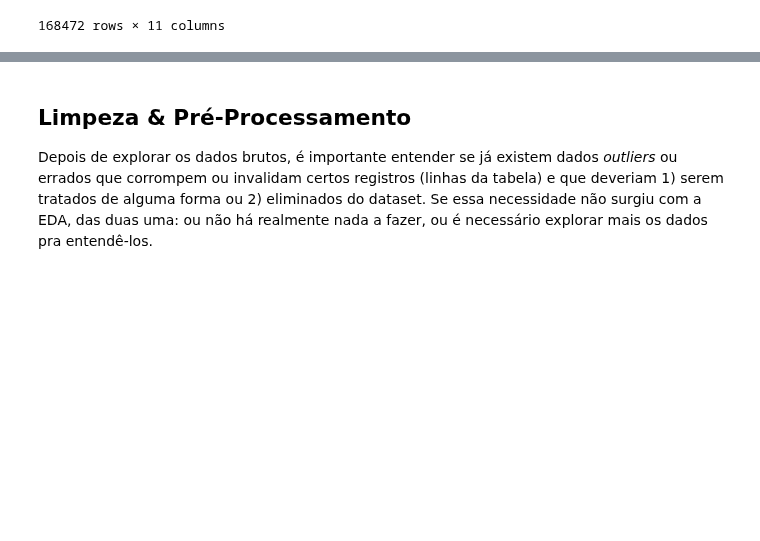
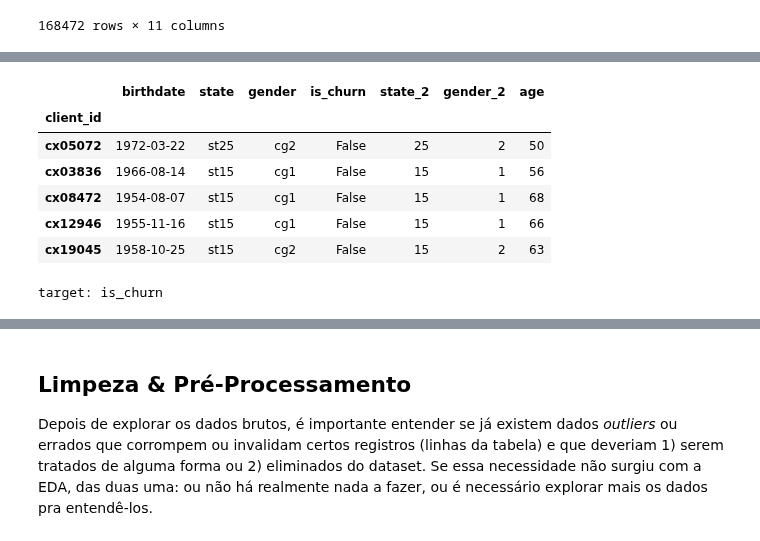
Before and after one commit to OmarCardoso/Projeto_churn_clientes_ensembles_Luizalabs, a Jupyter notebook: Projeto_churn_clientes_ensembles_Luizalabs.ipynb, the cells around one changed output, grey strips where cells are left out. Drawn from its saved outputs; the diff is of its cells as text; code cells hidden in the pictures; blank space fills up the shorter version.

```diff
--- a/Projeto_churn_clientes_ensembles_Luizalabs.ipynb
+++ b/Projeto_churn_clientes_ensembles_Luizalabs.ipynb
@@ -366,0 +434,16 @@ import numpy as np
+# %%
+clients_tr.head()
+# %% [output]
+|  | birthdate | state | gender | is_churn | state_2 | gender_2 | age |
+| client_id |  |  |  |  |  |  |  |
+| cx05072 | 1972-03-22 | st25 | cg2 | False | 25 | 2 | 50 |
+| cx03836 | 1966-08-14 | st15 | cg1 | False | 15 | 1 | 56 |
+| cx08472 | 1954-08-07 | st15 | cg1 | False | 15 | 1 | 68 |
+| cx12946 | 1955-11-16 | st15 | cg1 | False | 15 | 1 | 66 |
+| cx19045 | 1958-10-25 | st15 | cg2 | False | 15 | 2 | 63 |
+# %%
+# Variável de intersse
+target = 'is_churn'
+print('target:', target)
+# %% [output]
+target: is_churn
```
Also changed, not shown: parts of 42 cells of this notebook.
